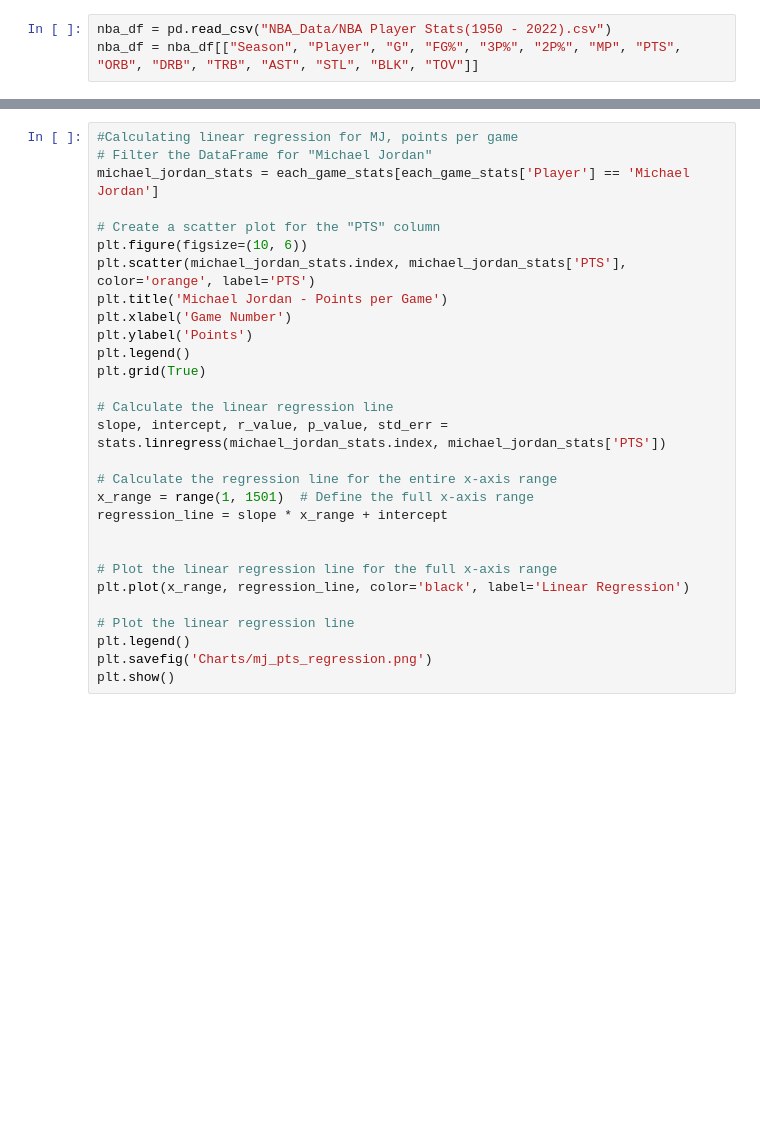
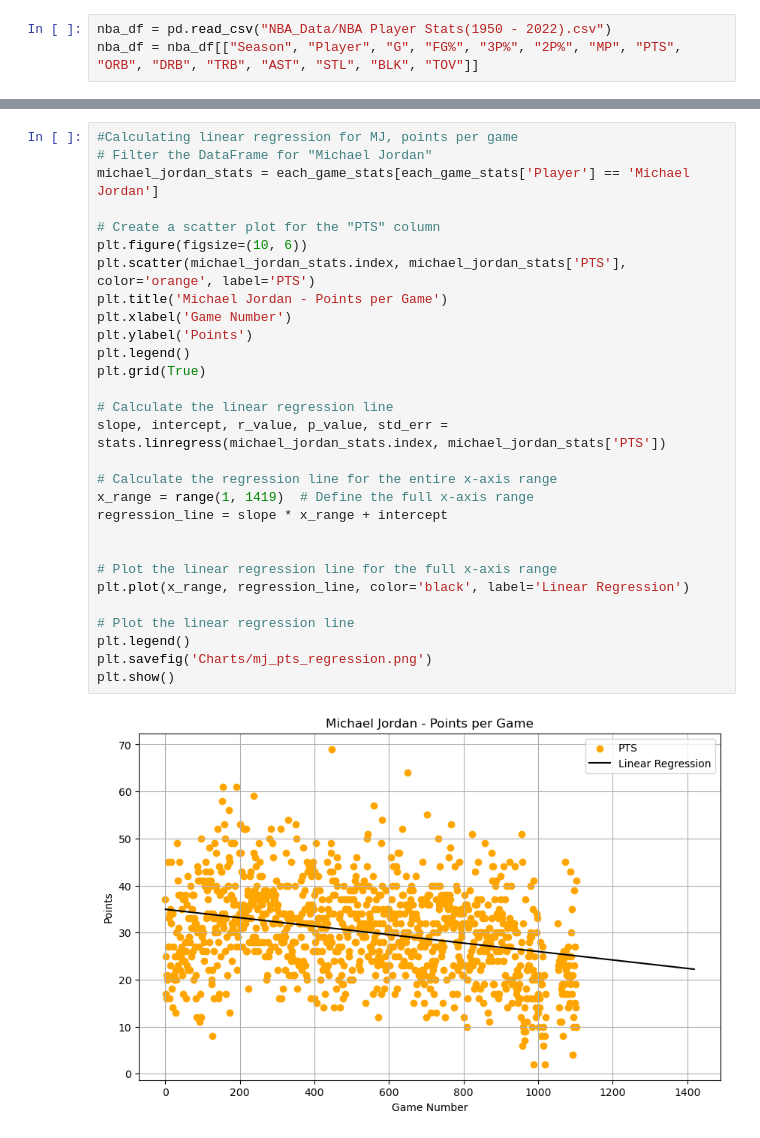
Before and after one commit to Kai-0322/NBA_Analysis, a Jupyter notebook: MJ_LJ_stats_analysis.ipynb, the cells around one changed output, grey strips where cells are left out. Drawn from its saved outputs; the diff is of its cells as text; blank space fills up the shorter version.

```diff
--- a/MJ_LJ_stats_analysis.ipynb
+++ b/MJ_LJ_stats_analysis.ipynb
@@ -79,32 +198,34 @@ each_game_stats.count()
 # %%
 #Calculating linear regression for MJ, points per game
 # Filter the DataFrame for "Michael Jordan"
 michael_jordan_stats = each_game_stats[each_game_stats['Player'] == 'Michael Jordan']
 
 # Create a scatter plot for the "PTS" column
 plt.figure(figsize=(10, 6))
 plt.scatter(michael_jordan_stats.index, michael_jordan_stats['PTS'], color='orange', label='PTS')
 plt.title('Michael Jordan - Points per Game')
 plt.xlabel('Game Number')
 plt.ylabel('Points')
 plt.legend()
 plt.grid(True)
 
 # Calculate the linear regression line
 slope, intercept, r_value, p_value, std_err = stats.linregress(michael_jordan_stats.index, michael_jordan_stats['PTS'])
 
 # Calculate the regression line for the entire x-axis range
-x_range = range(1, 1501)  # Define the full x-axis range
+x_range = range(1, 1419)  # Define the full x-axis range
 regression_line = slope * x_range + intercept
 
 
 # Plot the linear regression line for the full x-axis range
 plt.plot(x_range, regression_line, color='black', label='Linear Regression')
 
 # Plot the linear regression line
 plt.legend()
 plt.savefig('Charts/mj_pts_regression.png')
 plt.show()
+# %% [output]
+[figure, added]
 # %%
 #Calculating linear regression for LJ, points per game
 # Filter the DataFrame for "Michael Jordan"
```
Also changed, not shown: parts of 42 cells of this notebook, 8 other files.
